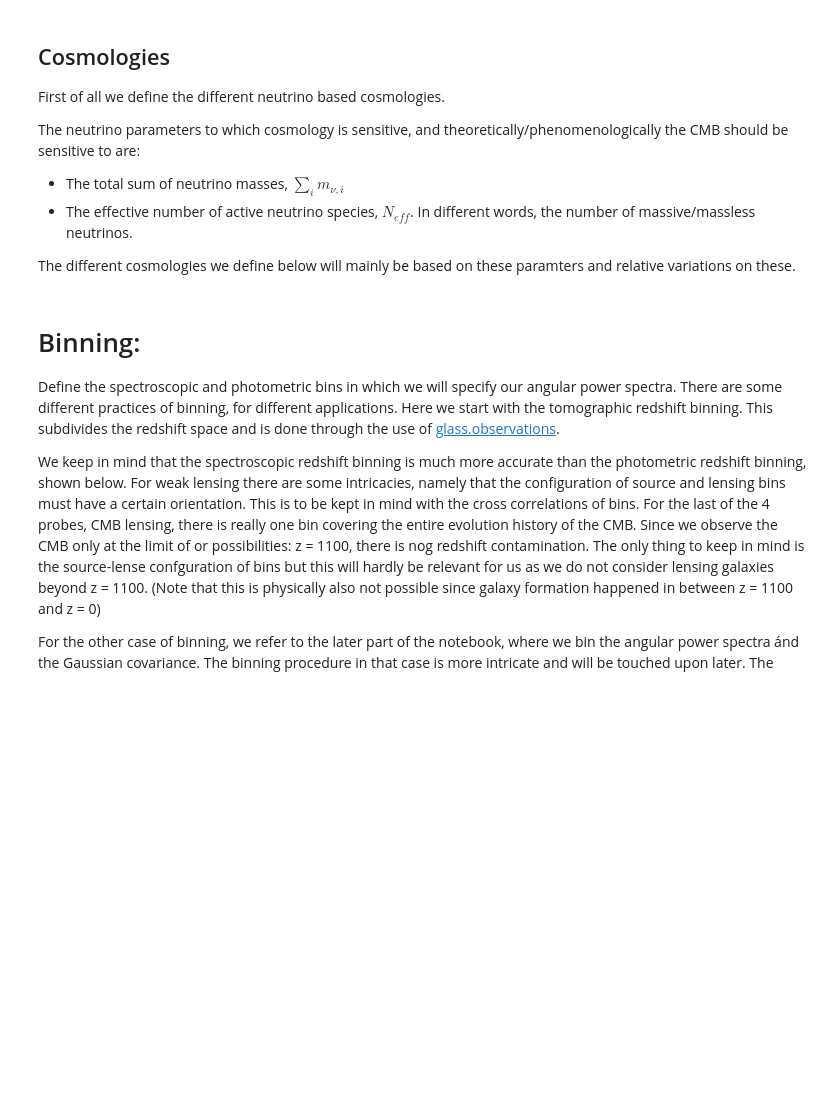
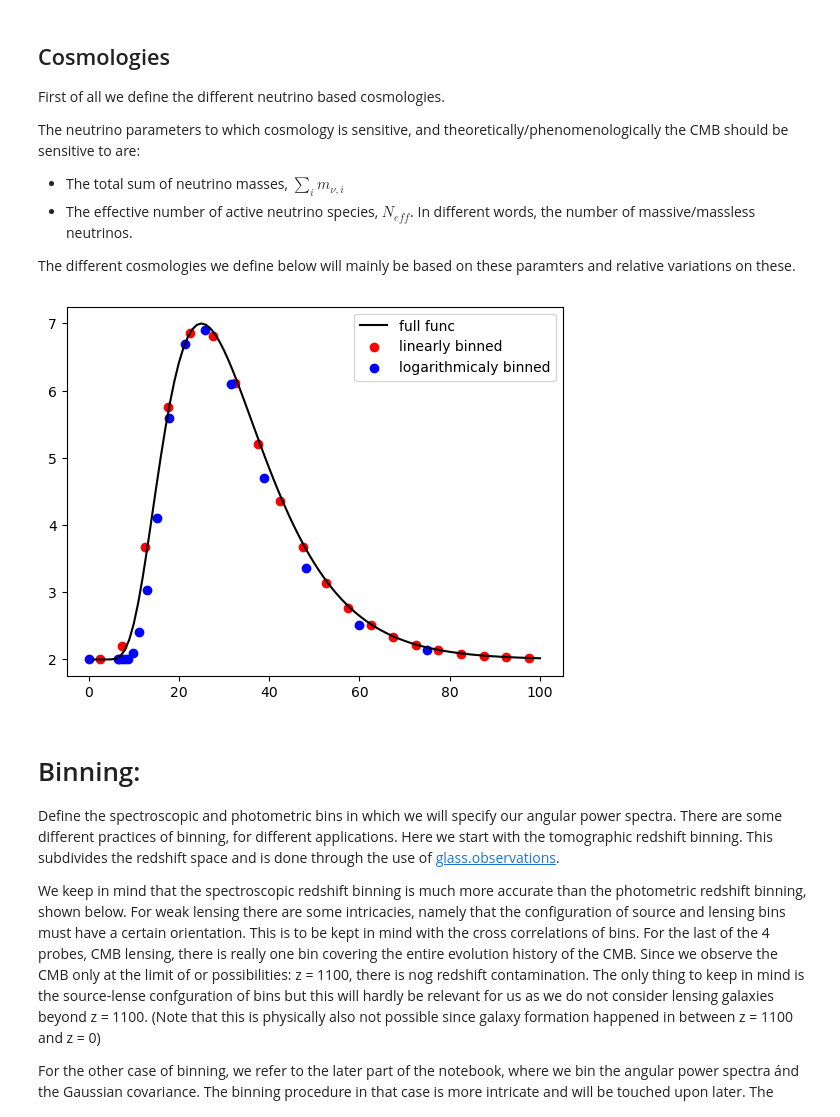
Before and after one commit to XanderHenrik/Masters-Project, a Jupyter notebook: notebooks/identifiability_test.ipynb, the cells around one changed output. Drawn from its saved outputs; the diff is of its cells as text; code cells hidden in the pictures; blank space fills up the shorter version.

Commit message:
Linear binning works, logarithmic binning has to be perfected still. Also investigate whether the spacing is really logarithmic...

```diff
--- a/notebooks/identifiability_test.ipynb
+++ b/notebooks/identifiability_test.ipynb
@@ -81,6 +76,99 @@ bias_single_nu = 0.95/ccl.growth_factor(single_nu_cosmo, a)
 
 m_bias = np.ones_like(z) # Magnification bias
 i_a = -0.004 * np.ones_like(z) # Intrinsic alignment amplitude
+# %%
+# Define a function that bins the angular powerspectra in "multipole-space"
+def bin_angular_cl(Cl, lmin, lmax, N_l, type="linear"):
+
+    # Define a list to put the binned angular power spectrum in; also, later on we will need the degrees of freedom of the angular power spectra(number of bins):
+    binned_Cl = []
+    l_binned = []
+    dof = 0
+
+    # We start by defining a counter to keep track of the binsize and the sum of elements within the bin
+    sub_bin_l = 1 # number of l's in the bin
+    temp_sum = 0 # sum of elements of Cl within a bin
+
+    # First deal with the linear binning:
+    if type == "linear":
+        # Define the binsize and an empty list to store the binned multipoles in
+        binsize = (lmax - lmin + 1)/N_l
+
+        for i in range(len(Cl + binsize)):
+            # Within the bin, we sum the entries:
+            if sub_bin_l < binsize:
+                temp_sum += Cl[i]
+                sub_bin_l += 1
+
+            # When we hit the binsize, we determine the average, append it and increase the degrees of freedom:
+            elif sub_bin_l == binsize:
+                # Determine and log the desired quantities:
+                temp_sum += Cl[i]
+                binned_Cl.append(temp_sum/sub_bin_l)
+                if dof == 0:
+                    l_binned.append(sub_bin_l/2)
+                else:
+                    l_binned.append(sub_bin_l + l_binned[dof-1])
+                dof +=1
+
+                # Reset all the bin-variables
+                temp_sum = 0
+                sub_bin_l = 1
+
+    # Now for the logarithmically binned angular power spectra:
+    elif type == "log":
+        # Define the logarithmically binned multipoles:
+        loglike_l = np.logspace(np.log10(lmin), np.log10(lmax), N_l)
+        # print(loglike_l)
+        # sub_bin_l = 0
+
+        for j in range(len(Cl)):
+            # The binsize changes in a logspace so we define the changing binsize:
+            binsize_j = loglike_l[dof + 1] - loglike_l[dof]
+            # print(j, sub_bin_l, binsize_j, temp_sum, l_binned)
+
+            # Within the bin, we sum the entries:
+            if sub_bin_l < binsize_j: #loglike_l[dof]:
+                temp_sum += Cl[j]
+                sub_bin_l += 1
+
+            # When we hit the binsize, we determine the average, append it and increase the degrees of freedom:
+            elif sub_bin_l >= binsize_j: #loglike_l[dof]:
+                # Determine and log the desired quantities:
+                temp_sum += Cl[j]
+                binned_Cl.append(temp_sum/sub_bin_l)
+                if dof == 0:
+                    l_binned.append(binsize_j/2)
+                else:
+                    l_binned.append((binsize_j)/2 + loglike_l[dof])
+                dof +=1
+
+                # Reset all the bin-variables
+                temp_sum = 0
+                sub_bin_l = 1
+
+    return np.array(l_binned), np.array(binned_Cl), dof
+
+# For a test function, to see the behavior of the binning of the angular power spectra:
+x = np.linspace(1, 100, 100)
+func = 5 * np.exp((-1 * (x - 25)**2)/(10*x)) + 2
+
+# Call the function
+lin_func = bin_angular_cl(func, np.min(x), np.max(x), 20)
+log_func = bin_angular_cl(func, np.min(x), np.max(x), 20, type="log")
+
+# print(lin_func[0], lin_func[1])
+# print(log_func[0], log_func[1])
+# print(len(log_func[0]), len(log_func[1]))
+
+plt.figure()
+plt.plot(x, func, color='k', label='full func')
+plt.scatter(lin_func[0] , lin_func[1], color='r', label="linearly binned")
+plt.scatter(log_func[0], log_func[1], color='b', label="logarithmicaly binned")
+plt.legend()
+plt.show()
+# %% [output]
+[figure, added]
 # %% [markdown]
 # Binning:
 Define the spectroscopic and photometric bins in which we will specify our angular power spectra.
```
Also changed, not shown: parts of 2 cells of this notebook.
